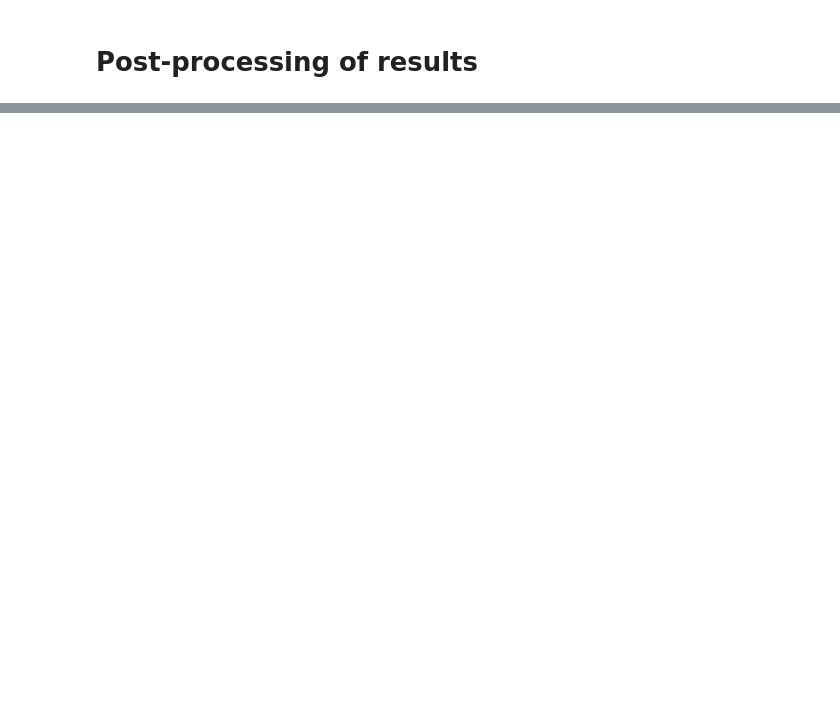
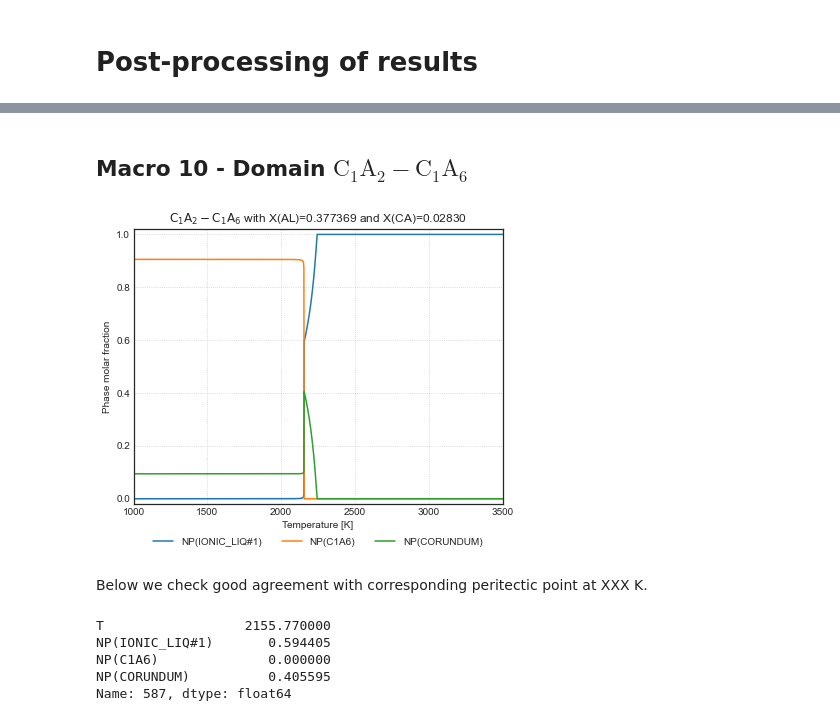
Before and after one commit to ILovewindows-oss/learning-scientific-computing, a Jupyter notebook: thermochemistry/opencalphad/binary-al2o3-cao/post/postprocess.ipynb, the cells around one changed output, grey strips where cells are left out. Drawn from its saved outputs; the diff is of its cells as text; code cells hidden in the pictures; blank space fills up the shorter version.

```diff
--- a/thermochemistry/opencalphad/binary-al2o3-cao/post/postprocess.ipynb
+++ b/thermochemistry/opencalphad/binary-al2o3-cao/post/postprocess.ipynb
@@ -270,0 +246,21 @@ fig.savefig("results-macro-10.png", dpi=300,
+# %% [markdown]
+## Macro 10 - Domain $\mathrm{C_1A_2 - C_1A_6}$
+# %%
+df = load_data("results-macro-10.csv")
+title = "$\\mathrm{C_1A_2 - C_1A_6}$ with X(AL)=0.377369 and X(CA)=0.02830"
+fig, artists = plot_data(df, title)
+fig.savefig("results-macro-10.png", dpi=300,
+            bbox_extra_artists=artists,
+            bbox_inches='tight')
+# %% [output]
+[figure, added]
+# %% [markdown]
+Below we check good agreement with corresponding peritectic point at XXX K.
+# %%
+df.loc[df["NP(IONIC_LIQ#1)"] > 0.1].iloc[0]
+# %% [output]
+T                  2155.770000
+NP(IONIC_LIQ#1)       0.594405
+NP(C1A6)              0.000000
+NP(CORUNDUM)          0.405595
+Name: 587, dtype: float64
```
Also changed, not shown: parts of 74 cells of this notebook.
